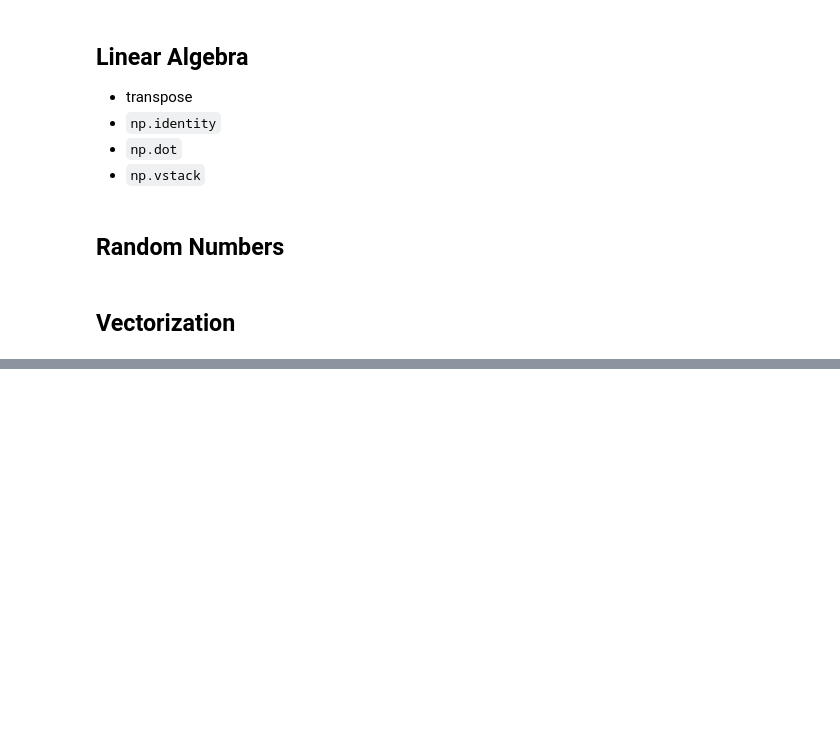
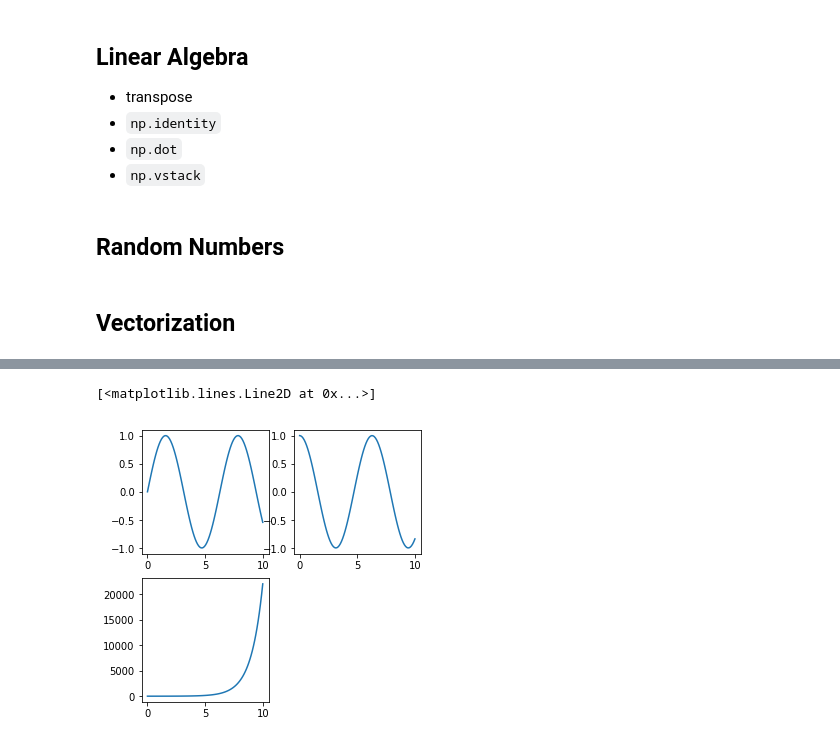
Before and after one commit to postmda/S2019-MDA610, a Jupyter notebook: Chapter 6/NumpyTutorial.ipynb, the cells around one changed output, grey strips where cells are left out. Cells and saved outputs as stored; diff of their text form; code cells hidden in the pictures; blank space fills up the shorter version.

```diff
--- a/Chapter 6/NumpyTutorial.ipynb
+++ b/Chapter 6/NumpyTutorial.ipynb
@@ -235,0 +298,13 @@ values = np.random.randn(1000000)
+# %%
+# multiple plots
+fig = plt.figure(figsize = (5, 5))
+ax1 = fig.add_subplot(2, 2, 1)
+ax2 = fig.add_subplot(2, 2, 2)
+ax3 = fig.add_subplot(2, 2, 3)
+x = np.linspace(0, 10, 100)
+ax1.plot(x, np.sin(x))
+ax2.plot(x, np.cos(x))
+ax3.plot(x, np.exp(x))
+# %% [output]
+[<matplotlib.lines.Line2D at 0x...>]
+[figure, added]
```
Also changed, not shown: parts of 24 cells of this notebook, 1 other file.
